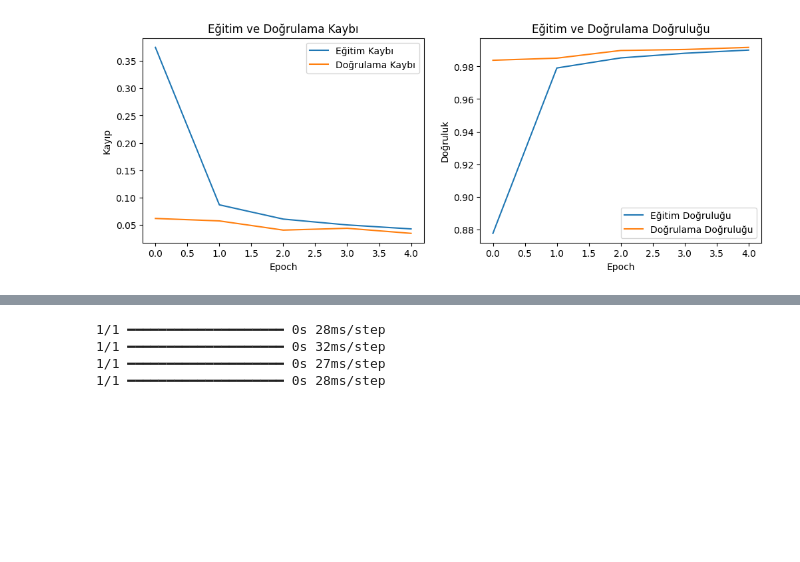
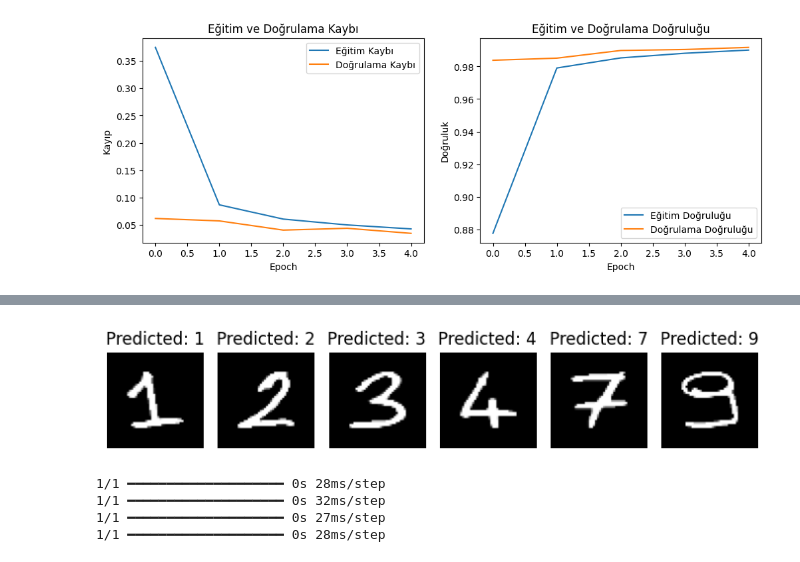
Before and after one commit to havvabzkrtt/El_Yazisini_Dijitale_Ceviren_Web_Uygulamasi, a Jupyter notebook: train/model_numbers_evaluate2.ipynb, the cells around one changed output, grey strips where cells are left out. Drawn from its saved outputs; the diff is of its cells as text; code cells hidden in the pictures; blank space fills up the shorter version.

```diff
--- a/train/model_numbers_evaluate2.ipynb
+++ b/train/model_numbers_evaluate2.ipynb
@@ -239 +238,38 @@ plt.show()
 [figure]
+# %%
+import numpy as np
+import matplotlib.pyplot as plt
+from keras.preprocessing import image as keras_image
+
+# Dışarıdan alınacak resimlerin yollarını belirtin
+image_paths = [
+    "../test_data/1.png",
+    "../test_data/2.png",
+    "../test_data/3.png",
+    "../test_data/4.png",
+    "../test_data/7.png",
+    "../test_data/9.png",
+]
+
+# Resimleri gösterme ve tahmin yapma
+plt.figure(figsize=(8, 4))
+for i, path in enumerate(image_paths, 1):
+    plt.subplot(1, 7, i)
+
+    # Resmi yükleme ve gösterme
+    img = plt.imread(path)
+    plt.imshow(img, cmap='gray')  # Grayscale olarak göster
+    plt.axis('off')
+
+    # Resmi modele uygun formata dönüştürme
+    external_image = keras_image.load_img(path, target_size=(28, 28), color_mode='grayscale')
+    external_image_array = keras_image.img_to_array(external_image)
+    external_image_array = external_image_array.reshape(1, 28, 28, 1) / 255.0  # Normalizasyon
+
+    # Modelde tahmin yapma
+    predicted_label = np.argmax(model.predict(external_image_array), axis=-1)
+    plt.title(f"Predicted: {predicted_label[0]}")
+
+plt.tight_layout()
+plt.show()
+# %% [output]
@@ -240,3 +282,4 @@ plt.show()
+[figure, added]
 # %%
 import numpy as np
 import matplotlib.pyplot as plt
```
Also changed, not shown: parts of 4 cells of this notebook, 27 other files.
